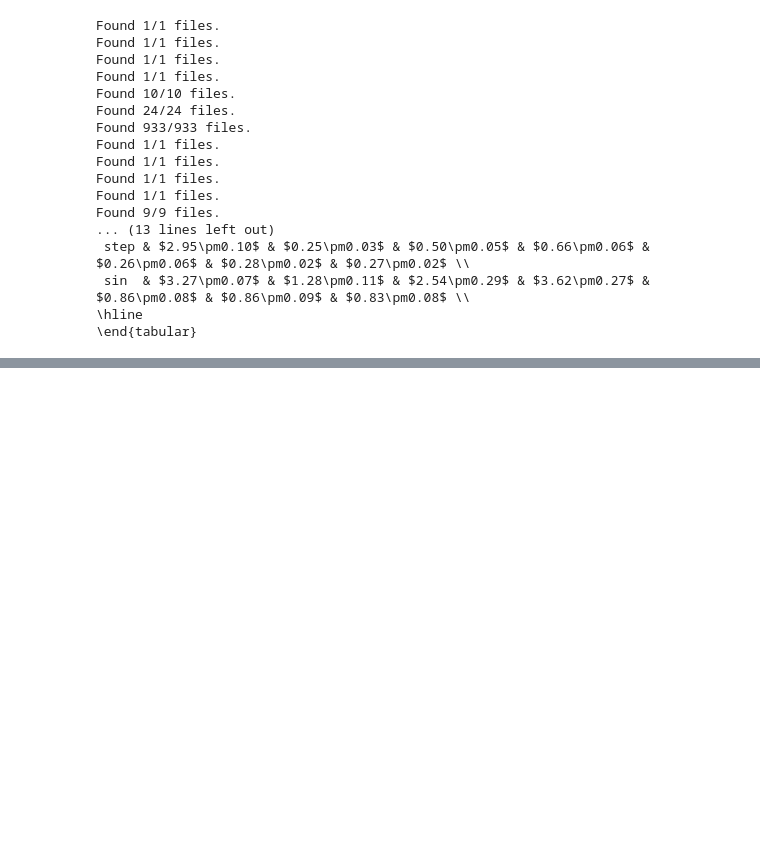
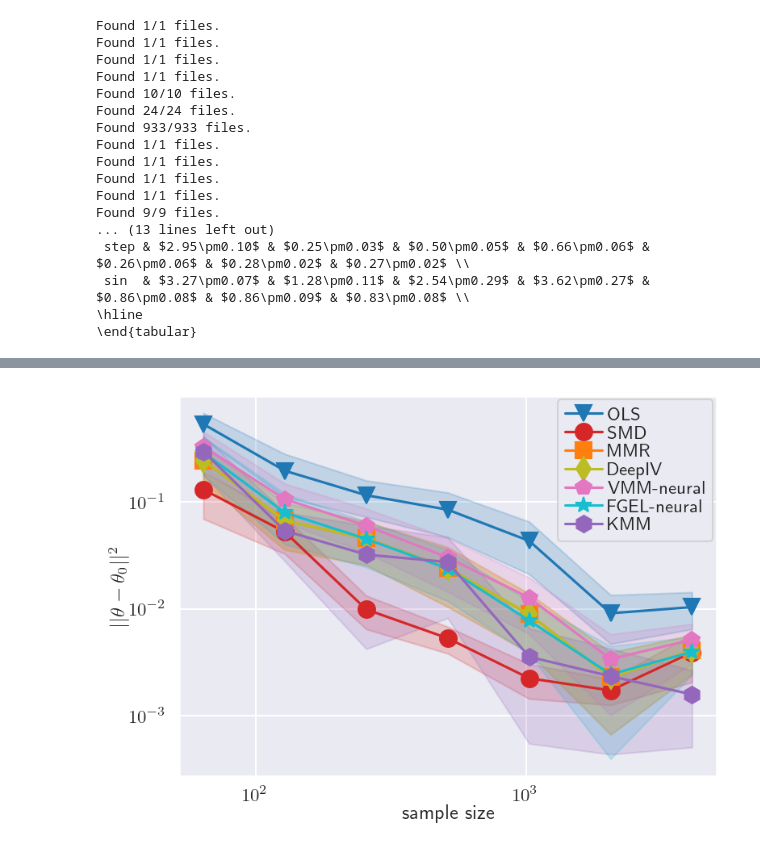
Before and after one commit to HeinerKremer/conditional-moment-restrictions, a Jupyter notebook: experiments/eval_data_pandas.ipynb, the cells around one changed output, grey strips where cells are left out. Cells and saved outputs as stored; diff of their text form; code cells hidden in the pictures; blank space fills up the shorter version.

Commit message:
Implemented HSIC validation; prepared bennett hetero for cluster

```diff
--- a/experiments/eval_data_pandas.ipynb
+++ b/experiments/eval_data_pandas.ipynb
@@ -499,0 +502,5 @@ Found 9/9 files.
+# %%
+n = 1024
+
+kmm = load_and_merge_datasets(load_all_in_dir=f'/Users/hkremer/code/kmm/wasserstein-method-of-moments/results/heteroskedastic_one/n_{n}/',
+                              method="KMM")
@@ -499,0 +549,3 @@ Found 9/9 files.
+# %%
+mean, sem = get_mean_and_sem(kmm, test_metric='mse', val_metric='val_loss')
+print(mean, sem)
@@ -499,0 +589,58 @@ Found 9/9 files.
+# %%
+val_loss_func = 'mmr'
+# %%
+# def plot_results_over_sample_size(methods, n_samples, labels=None, hparam_config=None, logscale=False):
+
+kmm_hparam_config = {}
+plt.rcParams.update(NEURIPS_RCPARAMS)
+sns.set_theme()
+
+n_samples = [64, 128, 256, 512, 1024, 2048, 4096]
+# if not labels:
+labels = methods
+
+marker = ['v', 'o', 's', 'd', 'p', '*', 'h'] * 2
+colors = ['tab:blue', 'tab:red', 'tab:orange', 'tab:olive', 'tab:pink', 'tab:cyan', 'tab:purple'] * 2
+
+results = {method: {'mean': [], 'sem': []} for method in methods}
+n_samples = np.sort(n_samples)
+for n_train in n_samples:
+    for method in methods:
+        hparam_config = kmm_hparam_config if method == 'KMM' else {}
+        if method in ['FGEL-neural', 'VMM-neural', 'KMM']:
+            hparam_config['val_loss_func'] = val_loss_func
+
+        df = load_and_merge_datasets(load_all_in_dir=f'/Users/hkremer/code/kmm/wasserstein-method-of-moments/results/heteroskedastic_one/n_{n_train}/',
+                                      method=method)
+        mean, sem = get_mean_and_sem(df, test_metric='mse', val_metric='val_loss', hparam_config=hparam_config)
+        results[method]['mean'].append(mean)
+        results[method]['sem'].append(sem)
+
+n_plots = 1
+# figsize = (LINE_WIDTH, LINE_WIDTH / 2)
+figsize = (LINE_WIDTH/1.3, LINE_WIDTH / 1.8)
+
+fig, ax = plt.subplots(1, n_plots, figsize=figsize)
+ax = [ax]
+
+for i, (method, res) in enumerate(results.items()):
+    ax[0].plot(n_samples, res['mean'], label="".join(labels[i]), color=colors[i], marker=marker[i], ms=10)
+    ax[0].fill_between(n_samples,
+                    np.subtract(res['mean'], res['sem']),
+                    np.add(res['mean'], res['sem']),
+                    alpha=0.2,
+                    color=colors[i])
+
+ax[0].set_xlabel('sample size')
+ax[0].set_ylabel(r'$||\theta - \theta_0 ||^2$')
+# if logscale:
+ax[0].set_xscale('log')
+ax[0].set_yscale('log')
+#ax[0].set_xlim([1e2, 1e4])
+# ax[0].set_ylim(ymax=1e0, ymin=1e-6) #[1e-5, 1.2e0])
+
+plt.legend()
+plt.tight_layout()
+plt.savefig('exp_heteroskedastic.pdf', dpi=200)
+plt.show()
+# %% [output]
@@ -499,0 +664 @@ Found 9/9 files.
+[figure, added]
```
Also changed, not shown: parts of 10 cells of this notebook, 5 other files.
